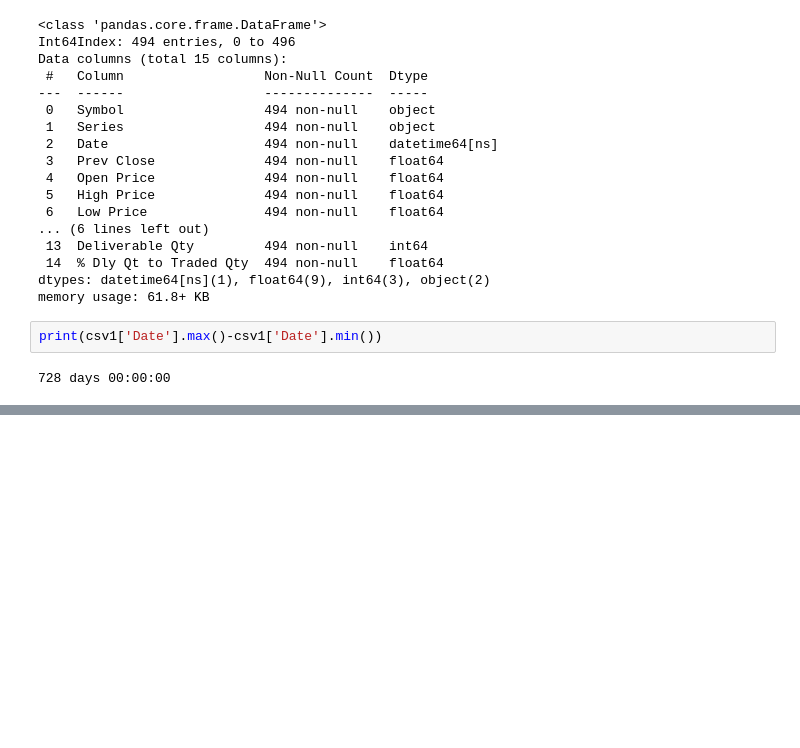
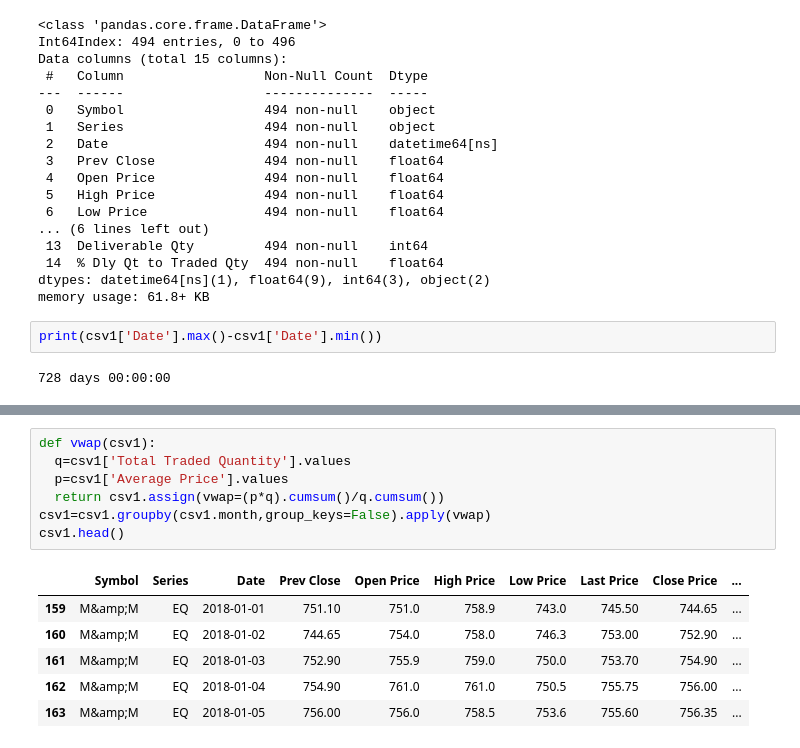
Before and after one commit to aravindh698/rep2, a Jupyter notebook: intern1.ipynb, the cells around one changed output, grey strips where cells are left out. Drawn from its saved outputs; the diff is of its cells as text; blank space fills up the shorter version.

```diff
--- a/intern1.ipynb
+++ b/intern1.ipynb
@@ -102,0 +114,14 @@ print(csv1['Date'].max()-csv1['Date'].min())
+# %%
+def vwap(csv1):
+  q=csv1['Total Traded Quantity'].values
+  p=csv1['Average Price'].values
+  return csv1.assign(vwap=(p*q).cumsum()/q.cumsum())
+csv1=csv1.groupby(csv1.month,group_keys=False).apply(vwap)
+csv1.head()
+# %% [output]
+|  | Symbol | Series | Date | Prev Close | Open Price | High Price | Low Price | Last Price | Close Price | ... |
+| 159 | M&amp;M | EQ | 2018-01-01 | 751.10 | 751.0 | 758.9 | 743.0 | 745.50 | 744.65 | ... |
+| 160 | M&amp;M | EQ | 2018-01-02 | 744.65 | 754.0 | 758.0 | 746.3 | 753.00 | 752.90 | ... |
+| 161 | M&amp;M | EQ | 2018-01-03 | 752.90 | 755.9 | 759.0 | 750.0 | 753.70 | 754.90 | ... |
+| 162 | M&amp;M | EQ | 2018-01-04 | 754.90 | 761.0 | 761.0 | 750.5 | 755.75 | 756.00 | ... |
+| 163 | M&amp;M | EQ | 2018-01-05 | 756.00 | 756.0 | 758.5 | 753.6 | 755.60 | 756.35 | ... |
```
Also changed, not shown: parts of 1 cell of this notebook.
